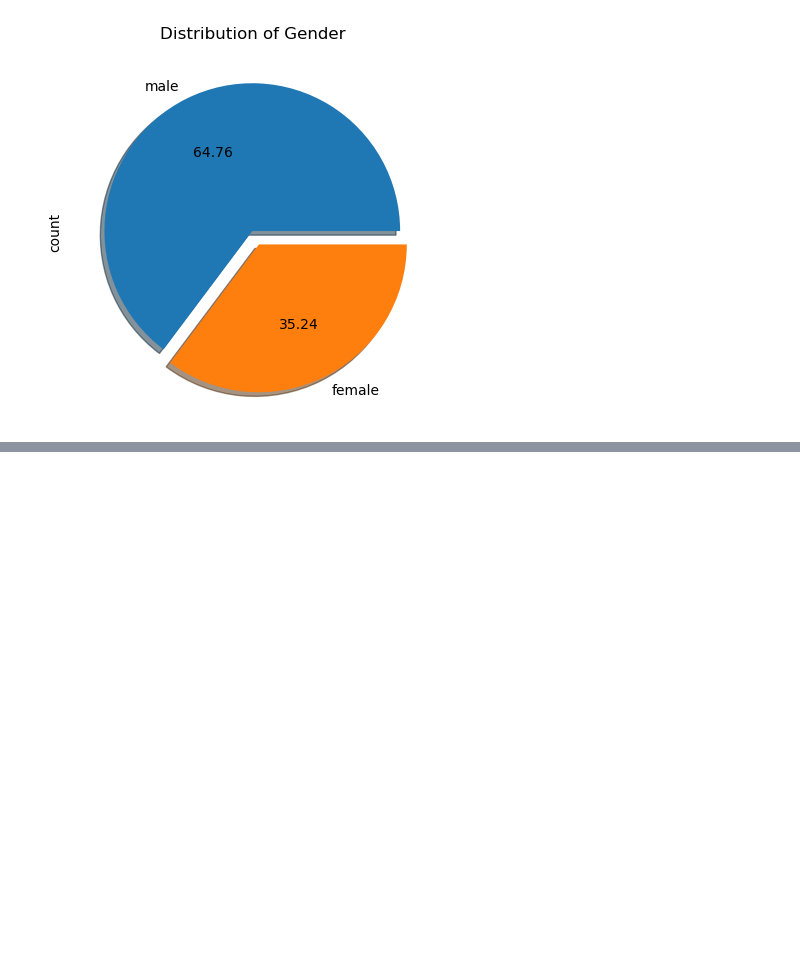
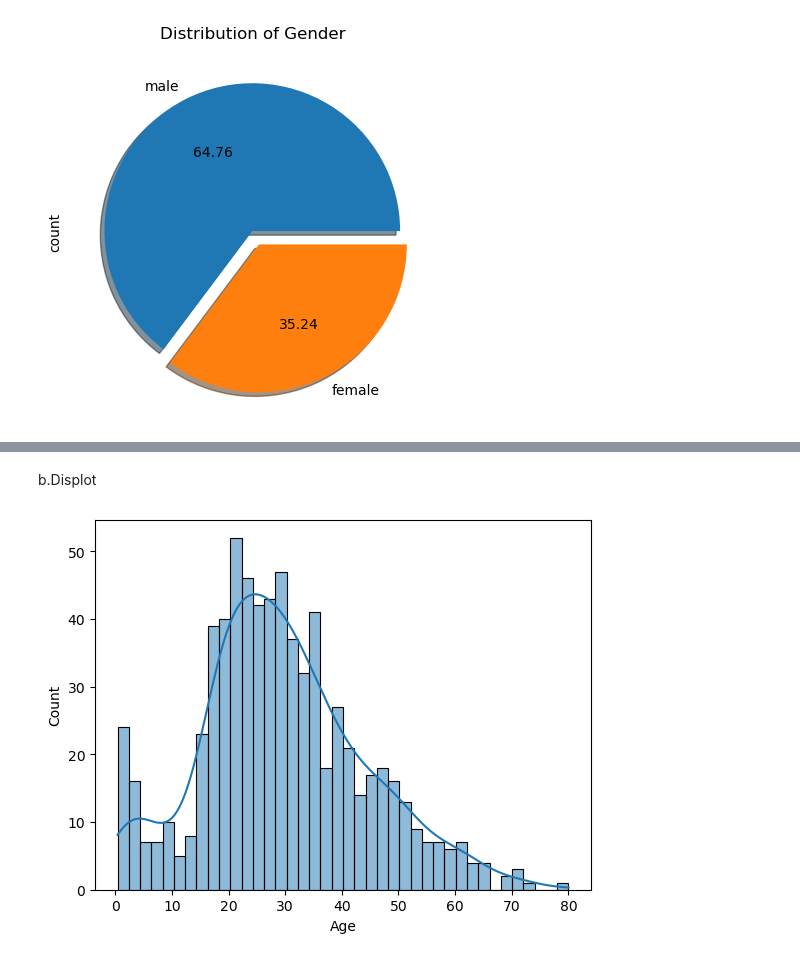
Before and after one commit to 07fahim/Python, a Jupyter notebook: Python/EDA Analysis/EDA using Univariate Analysis.ipynb, the cells around one changed output, grey strips where cells are left out. Drawn from its saved outputs; the diff is of its cells as text; code cells hidden in the pictures; blank space fills up the shorter version.

```diff
--- a/Python/EDA Analysis/EDA using Univariate Analysis.ipynb
+++ b/Python/EDA Analysis/EDA using Univariate Analysis.ipynb
@@ -82,0 +92,7 @@ dataset['Sex'].value_counts().plot(kind='pie', autopct='%.2f', title='Distributi
+# %% [markdown]
+b.Displot
+# %%
+sns.histplot(data=dataset, x='Age', kde=True, bins=40)
+plt.show()
+# %% [output]
+[figure, added]
```
Also changed, not shown: parts of 5 cells of this notebook.
